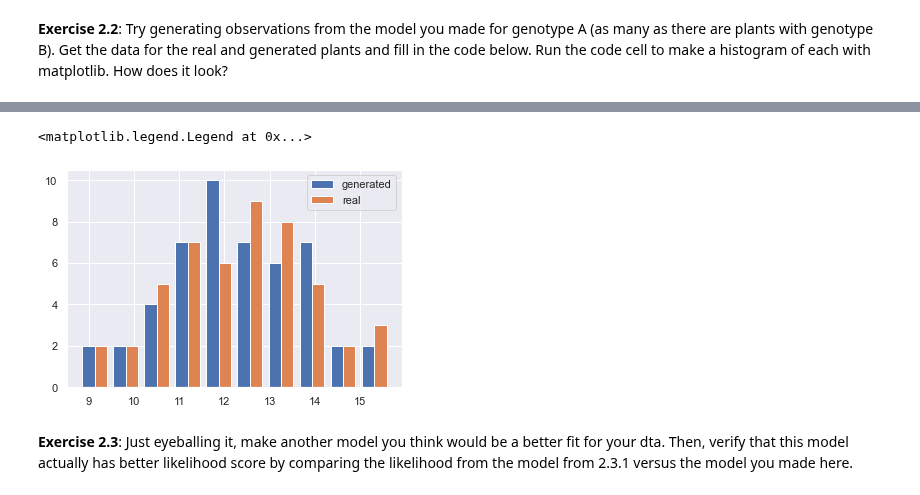
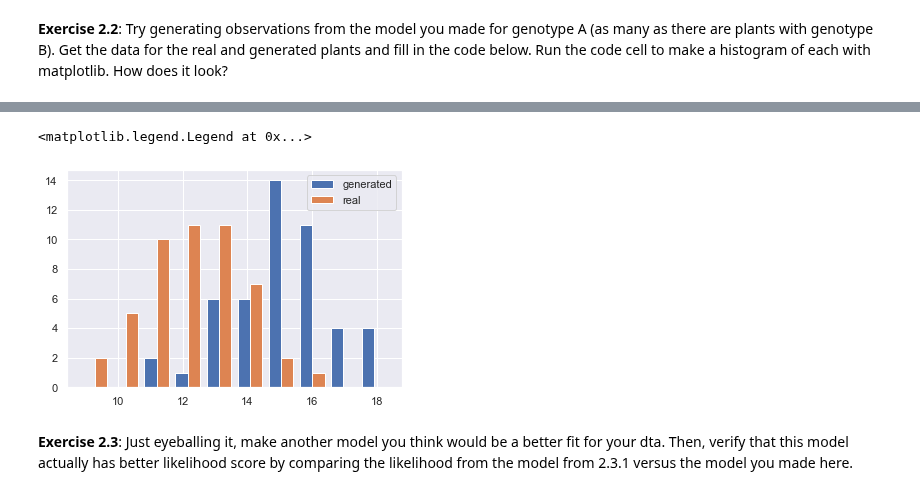
Before and after one commit to sam-delap/ds4bio, a Jupyter notebook: InClass/18_Nov8_linear_regression2.ipynb, the cells around one changed output, grey strips where cells are left out. Cells and saved outputs as stored; diff of their text form; code cells hidden in the pictures.

```diff
--- a/InClass/18_Nov8_linear_regression2.ipynb
+++ b/InClass/18_Nov8_linear_regression2.ipynb
@@ -146,13 +130,15 @@ fruit_length_geno
 # %%
-realB = fruit_length_geno.loc[fruit_length_geno['MASC06116']=='B','fruit_length']## get real fruit lengths for MASC06116 = B plants
-genB = norm.rvs(loc=12.3, scale=1.5, size=49) ## generate same number of plants
+realB = fruit_length_geno.loc[ fruit_length_geno['MASC06116']!='A','fruit_length']
+realB = realB.dropna()
+modelA = norm(loc=15.1,scale= 1.64)
+genA = modelA.rvs(48)
 
 import matplotlib.pyplot as plt
 f, ax = plt.subplots(1)
-ax.hist([genB, realB])  ### note i'm using matplotlib
+ax.hist([genA, realB])
 ax.legend(['generated','real'])
 # %% [output]
 <matplotlib.legend.Legend at 0x...>
-[figure, old version]
+[figure, new version]
 # %% [markdown]
 **Exercise 2.3**: Just eyeballing it, make another model you think would be a better fit for your dta. Then, verify that this model actually has  better likelihood score by comparing the likelihood from the model from 2.3.1 versus the model you made here.
```
Also changed, not shown: parts of 39 cells of this notebook, 2 other files.
